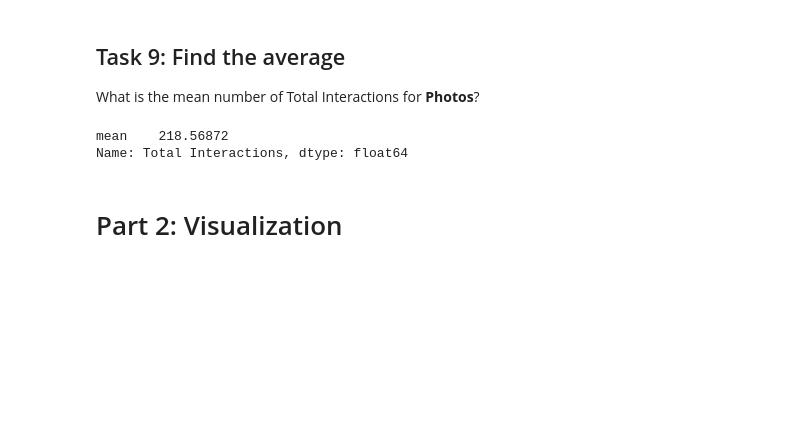
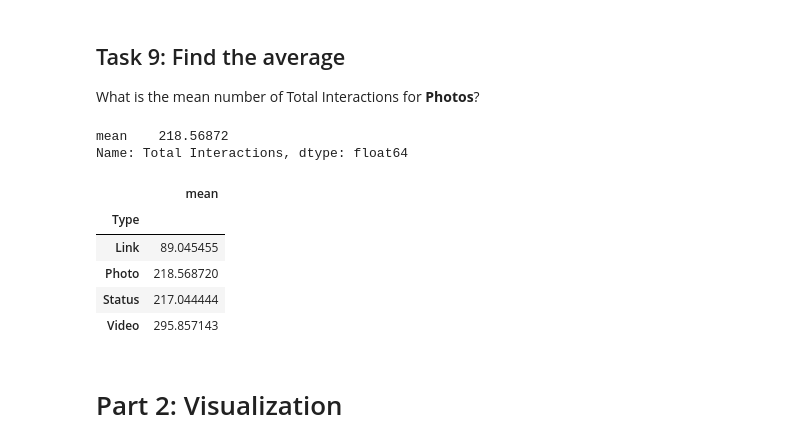
Before and after one commit to rbdaly16/NATL-DS-Live-062623, a Jupyter notebook: Phase1/Lectures/14-P1-Code-Challenge-Review.ipynb, the cells around one changed output. Cells and saved outputs as stored; diff of their text form; code cells hidden in the pictures; blank space fills up the shorter version.

```diff
--- a/Phase1/Lectures/14-P1-Code-Challenge-Review.ipynb
+++ b/Phase1/Lectures/14-P1-Code-Challenge-Review.ipynb
@@ -287,6 +347,15 @@ df.loc[df['Type']=='Photo']['Total Interactions'].agg(['mean'])
 # %% [output]
 mean    218.56872
 Name: Total Interactions, dtype: float64
+# %%
+df.groupby(by='Type')['Total Interactions'].agg(['mean'])
+# %% [output]
+|  | mean |
+| Type |  |
+| Link | 89.045455 |
+| Photo | 218.568720 |
+| Status | 217.044444 |
+| Video | 295.857143 |
 # %% [markdown]
 <a id='viz'></a>
 # Part 2: Visualization
```
Also changed, not shown: parts of 19 cells of this notebook.
